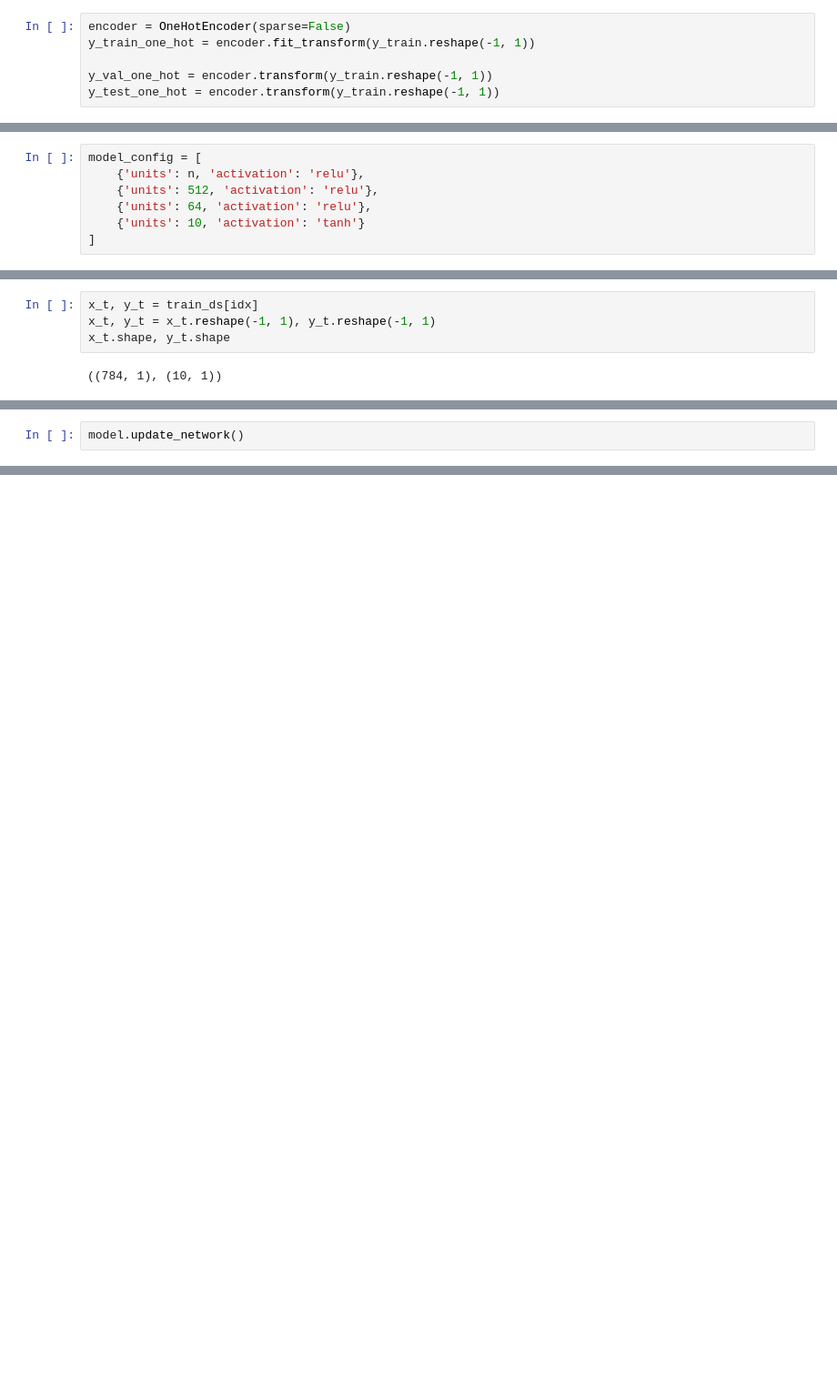
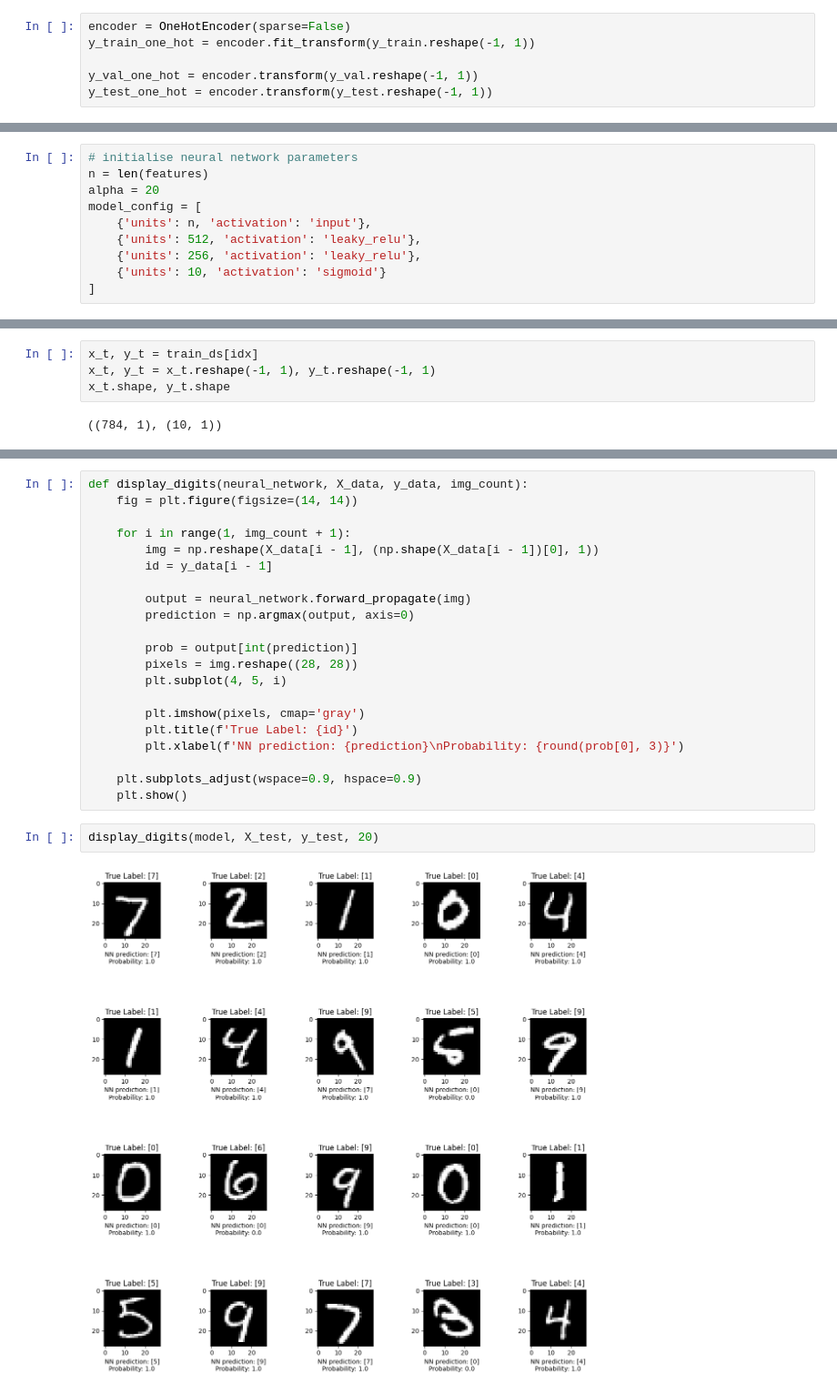
Before and after one commit to MatthewJansen/Vectorized-Neural-Network, a Jupyter notebook: src/MNIST_Classifcation.ipynb, the cells around one changed output, grey strips where cells are left out. Shown at 91% size. Saved outputs shown, nothing was run; the diff lists cells and outputs as text; blank space fills up the shorter version.

```diff
--- a/src/MNIST_Classifcation.ipynb
+++ b/src/MNIST_Classifcation.ipynb
@@ -82,8 +89,8 @@ y_test = test_df.loc[:, targets].to_numpy()
 encoder = OneHotEncoder(sparse=False)
 y_train_one_hot = encoder.fit_transform(y_train.reshape(-1, 1))
 
-y_val_one_hot = encoder.transform(y_train.reshape(-1, 1))
-y_test_one_hot = encoder.transform(y_train.reshape(-1, 1))
+y_val_one_hot = encoder.transform(y_val.reshape(-1, 1))
+y_test_one_hot = encoder.transform(y_test.reshape(-1, 1))
 # %%
 y_train[0], y_train_one_hot[0], y_train_one_hot.shape
 # %% [output]
@@ -118,9 +125,12 @@ const_c = 0.01
 # %%
+# initialise neural network parameters
+n = len(features)
+alpha = 20
 model_config = [
-    {'units': n, 'activation': 'relu'},
-    {'units': 512, 'activation': 'relu'},
-    {'units': 64, 'activation': 'relu'},
-    {'units': 10, 'activation': 'tanh'}
+    {'units': n, 'activation': 'input'},
+    {'units': 512, 'activation': 'leaky_relu'},
+    {'units': 256, 'activation': 'leaky_relu'},
+    {'units': 10, 'activation': 'sigmoid'}
 ]
 # %%
 # construct neural network
@@ -150,5 +158,3 @@ model.back_propagate_error(y_t)
-# %%
-model.update_network()
 # %%
 #train neural network
 epochs = 2
@@ -171,0 +198,25 @@ preds[1]
+# %%
+def display_digits(neural_network, X_data, y_data, img_count):
+    fig = plt.figure(figsize=(14, 14))
+
+    for i in range(1, img_count + 1):
+        img = np.reshape(X_data[i - 1], (np.shape(X_data[i - 1])[0], 1))
+        id = y_data[i - 1]
+
+        output = neural_network.forward_propagate(img)
+        prediction = np.argmax(output, axis=0)
+
+        prob = output[int(prediction)]
+        pixels = img.reshape((28, 28))
+        plt.subplot(4, 5, i)
+
+        plt.imshow(pixels, cmap='gray')
+        plt.title(f'True Label: {id}')
+        plt.xlabel(f'NN prediction: {prediction}\nProbability: {round(prob[0], 3)}')
+
+    plt.subplots_adjust(wspace=0.9, hspace=0.9)
+    plt.show()
+# %%
+display_digits(model, X_test, y_test, 20)
+# %% [output]
+[figure, added]
```
Also changed, not shown: parts of 15 cells of this notebook, 2 other files.
